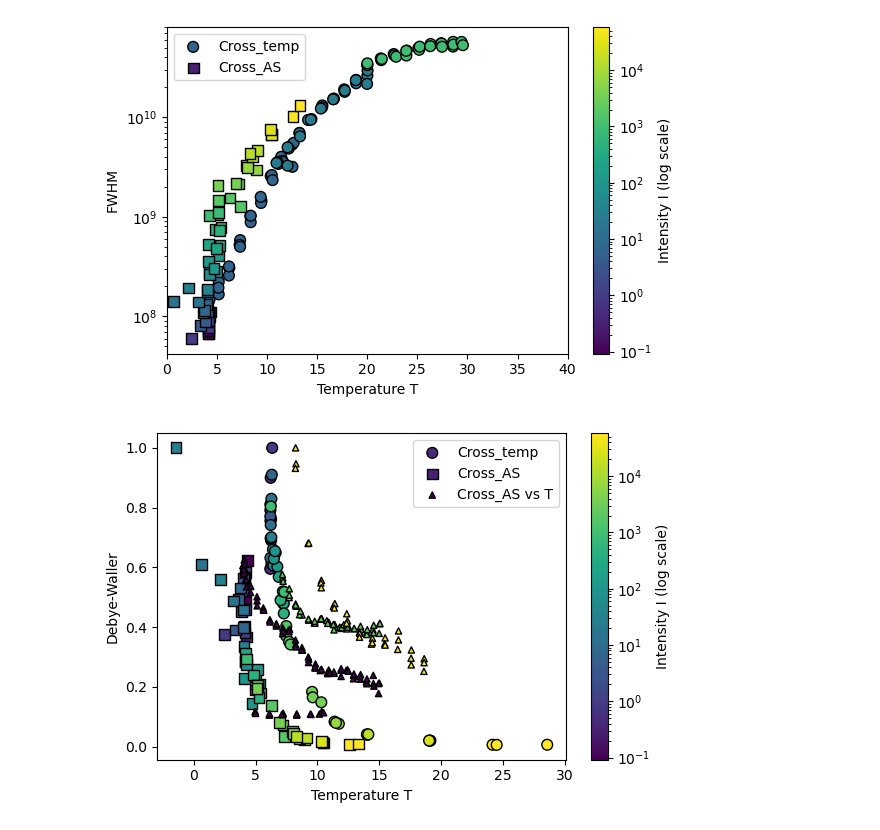
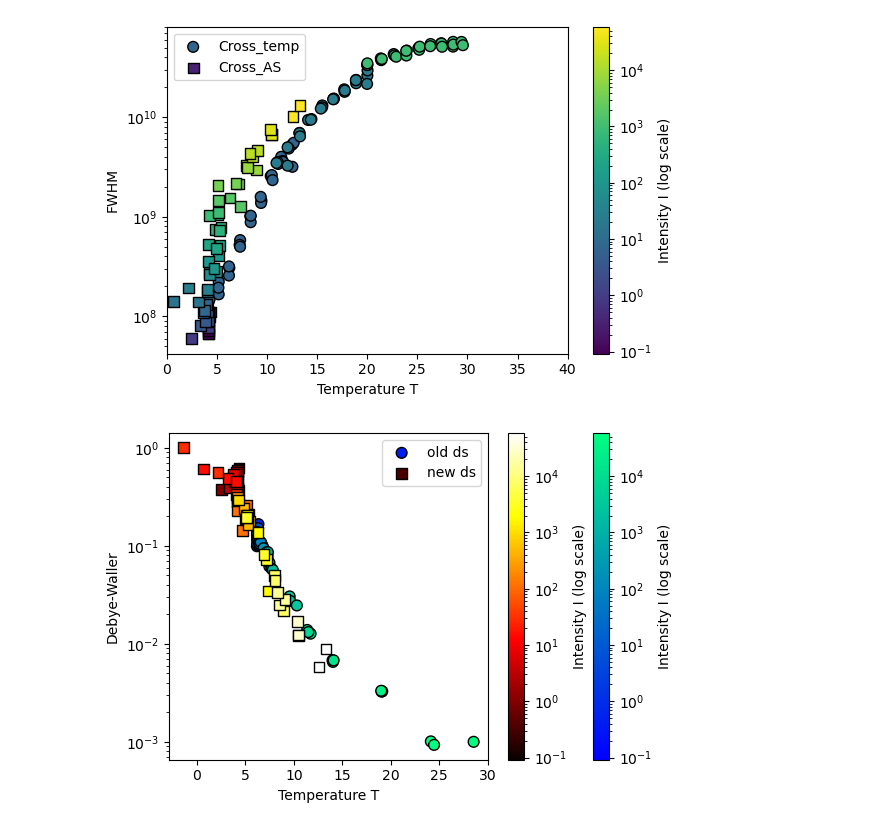
Before and after one commit to Daniele-PyBECTN/molecular_quantum_optics, a Jupyter notebook: Anomalous_saturation/dana_analysis/power_scans.ipynb, the cells around one changed output. Drawn from its saved outputs; the diff is of its cells as text; code cells hidden in the pictures.

```diff
--- a/Anomalous_saturation/dana_analysis/power_scans.ipynb
+++ b/Anomalous_saturation/dana_analysis/power_scans.ipynb
@@ -529,48 +547,54 @@ plt.figure(figsize=(6, 4))
 
 # Plot both datasets with same colormap and normalization
 sc1 = plt.scatter(
-    T_pow2, Cross_temp_new1,
+    T_pow2, Cross_temp_new1/6,
     c=I_postemp1,
-    cmap='viridis',
+    cmap='winter',
     norm=norm,
     s=60,
     edgecolor='k',
     marker='o',
-    label="Cross_temp"
+    label="old ds"
 )
 
 sc2 = plt.scatter(
     T_pow1, Cross_AS,
     c=I_pos,
-    cmap='viridis',
+    cmap='hot',
     norm=norm,
     s=60,
     edgecolor='k',
     marker='s',
-    label="Cross_AS"
+    label="new ds"
 )
 
-sctemp = plt.scatter(
-    T_temp2, Cross_temp_new2,
+
+
+"""sctemp = plt.scatter(
+    T_temp2, Cross_temp_new2/10,
     c=I_postemp2,
     cmap='viridis',
     norm=LogNorm(vmin=np.min(I_postemp2), vmax=np.max(I_postemp2)),
     s=20,
     edgecolor='k',
     marker='^',
     label="Cross_AS vs T"
-)
+)"""
 
 # --- Colorbar and labels
-cbar = plt.colorbar(sc1)
-cbar.set_label("Intensity I (log scale)")
+cbar1 = plt.colorbar(sc1)
+cbar1.set_label("Intensity I (log scale)")
+
+cbar2 = plt.colorbar(sc2)
+cbar2.set_label("Intensity I (log scale)")
 
 plt.xlabel("Temperature T")
 plt.ylabel("Debye-Waller")
-#plt.yscale('log')
+#plt.ylim(0,0.4)
+plt.yscale('log')
 #plt.xscale('log')
 plt.legend()
 plt.tight_layout()
 plt.show()
 # %% [output]
-[figure, old version]
+[figure, new version]
```
Also changed, not shown: parts of 3 cells of this notebook.
